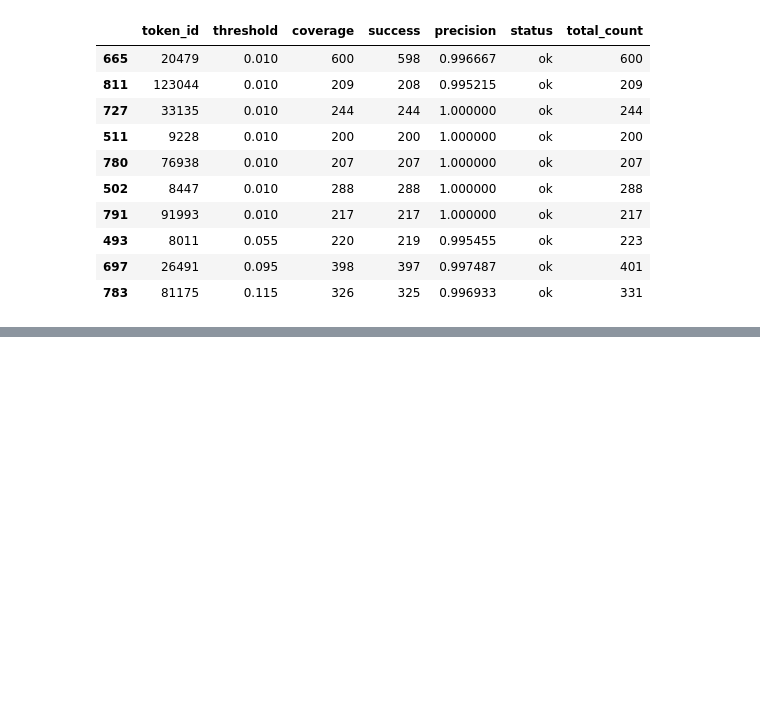
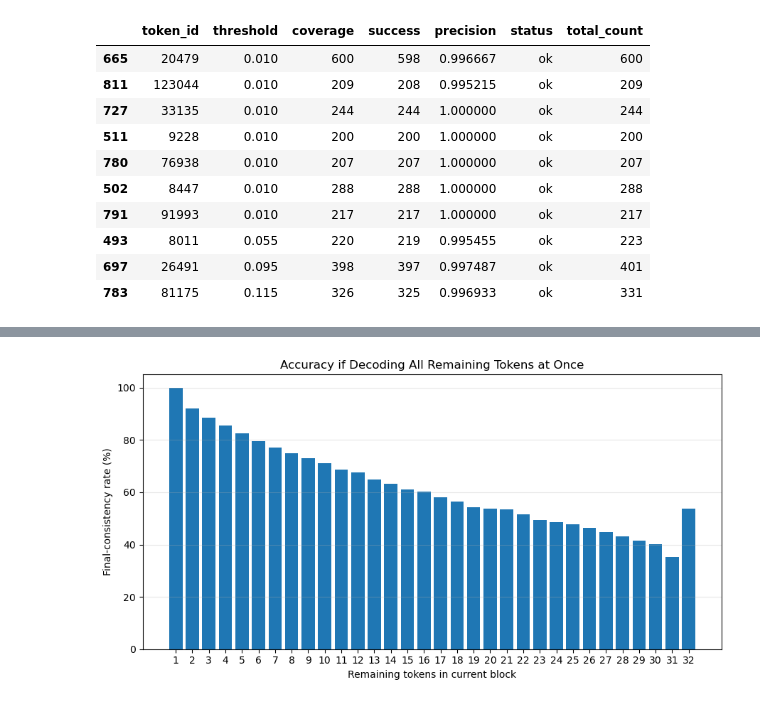
Before and after one commit to duterscmy/Prophet, a Jupyter notebook: analysis_confidence.ipynb, the cells around one changed output, grey strips where cells are left out. Saved outputs shown, nothing was run; the diff lists cells and outputs as text; code cells hidden in the pictures; blank space fills up the shorter version.

```diff
--- a/analysis_confidence.ipynb
+++ b/analysis_confidence.ipynb
@@ -1317,7 +1317,7 @@ import matplotlib.pyplot as plt
 # =========================
 # Config
 # =========================
-log_file = "logs/gpqa_baseline_len256_block32.log"
+log_file = "logs/math500_adaptive_parallel_full_confidence_len256_block32_thr0.90.log"
 
 # 读取多少个问题；None 表示全读，但大日志会很慢
 max_problems = None
@@ -2574,0 +2685,81 @@ Tokens saved to JSON: 595
+# %%
+import matplotlib.pyplot as plt
+import pandas as pd
+import numpy as np
+
+def compute_remaining_token_consistency(all_df, max_remaining=32):
+    x = all_df.copy()
+
+    # 只保留最终确实有 committed token 的位置
+    x = x[x["commit_step"].notna()].copy()
+
+    # 防御性过滤：只看该位置 commit 前或 commit 当步
+    x = x[x["global_step"] <= x["commit_step"]].copy()
+
+    # 如果 log 里没有 remaining_masks_in_block，就按每个 step 的 candidate 数自动计算
+    if "remaining_masks_in_block" not in x.columns:
+        step_remaining = (
+            x.groupby(["problem_idx", "block", "global_step"])
+            .size()
+            .reset_index(name="remaining_masks_in_block")
+        )
+        x = x.merge(
+            step_remaining,
+            on=["problem_idx", "block", "global_step"],
+            how="left",
+        )
+
+    x["remaining_masks_in_block"] = x["remaining_masks_in_block"].astype(int)
+
+    x = x[
+        (x["remaining_masks_in_block"] >= 1)
+        & (x["remaining_masks_in_block"] <= max_remaining)
+    ].copy()
+
+    stats = (
+        x.groupby("remaining_masks_in_block")
+        .agg(
+            final_consistency_rate=("final_consistent", "mean"),
+            count=("final_consistent", "size"),
+        )
+        .reset_index()
+        .sort_values("remaining_masks_in_block")
+    )
+
+    return stats
+
+
+def plot_remaining_token_consistency(stats, save_path=None):
+    plt.figure(figsize=(9, 4.8))
+
+    bars = plt.bar(
+        stats["remaining_masks_in_block"],
+        stats["final_consistency_rate"] * 100,
+        width=0.8,
+    )
+
+    plt.xlabel("Remaining tokens in current block")
+    plt.ylabel("Final-consistency rate (%)")
+    plt.title("Accuracy if Decoding All Remaining Tokens at Once")
+    plt.xticks(stats["remaining_masks_in_block"])
+    plt.ylim(0, min(105, stats["final_consistency_rate"].max() * 100 + 8))
+    plt.grid(axis="y", alpha=0.3)
+    plt.tight_layout()
+
+    if save_path is not None:
+        plt.savefig(save_path, dpi=300, bbox_inches="tight")
+
+    plt.show()
+
+
+remaining_stats = compute_remaining_token_consistency(
+    all_df,
+    max_remaining=32,
+)
+
+plot_remaining_token_consistency(
+    remaining_stats,
+    save_path=out_dir / "remaining_token_final_consistency_bar.png",
+)
+# %% [output]
+[figure, added]
```
Also changed, not shown: parts of 4 cells of this notebook.
